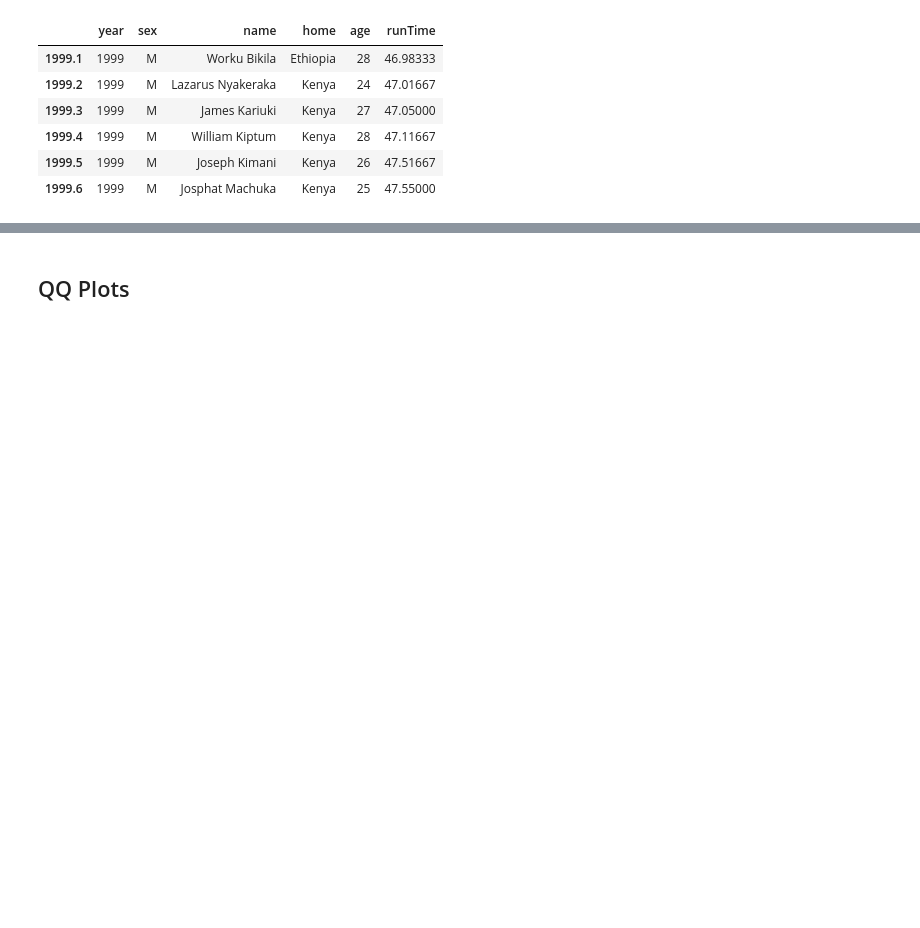
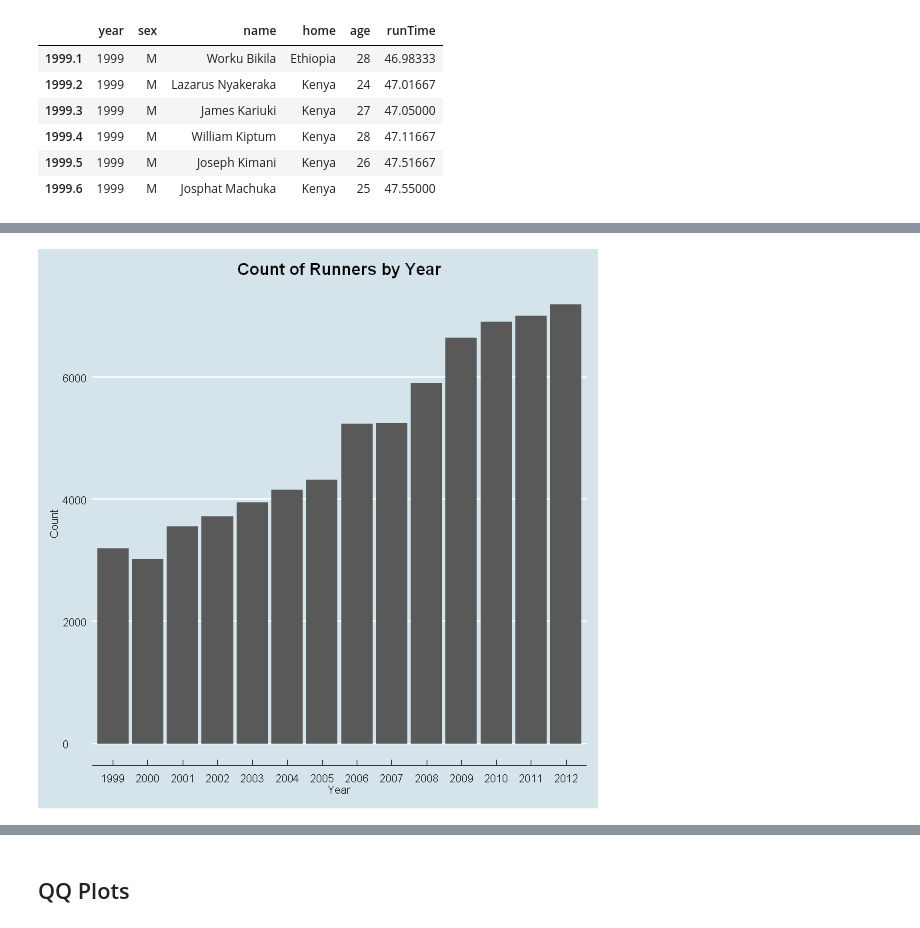
Before and after one commit to CaseyRMartinez/QTW_CaseStudies, a Jupyter notebook: CaseStudy2/KThomas_CS2.ipynb, the cells around one changed output, grey strips where cells are left out. Drawn from its saved outputs; the diff is of its cells as text; code cells hidden in the pictures; blank space fills up the shorter version.

```diff
--- a/CaseStudy2/KThomas_CS2.ipynb
+++ b/CaseStudy2/KThomas_CS2.ipynb
@@ -17,0 +37,5 @@ head(cbMen)
+# %%
+numRunnersDF = as.data.frame(numRunners)
+names(numRunnersDF) <- "Count"
+numRunnersDF$Year <- rownames(numRunnersDF)
+numRunnersDF
@@ -18,3 +58,13 @@ head(cbMen)
+# %%
+ggplot(numRunnersDF, aes(Year, Count)) +
+geom_col() +
+ggtitle("Count of Runners by Year") +
+xlab("Year") +
+ylab("Count") +
+theme_economist() +
+theme(plot.title = element_text(hjust = 0.5))
+# %% [output]
+[figure, added]
 # %%
 boxplot(cbMen$age~cbMen$year, ylab = "Age", xlab = "Year")
 title("Men's Age Distribution by Year")
```
Also changed, not shown: parts of 8 cells of this notebook.
